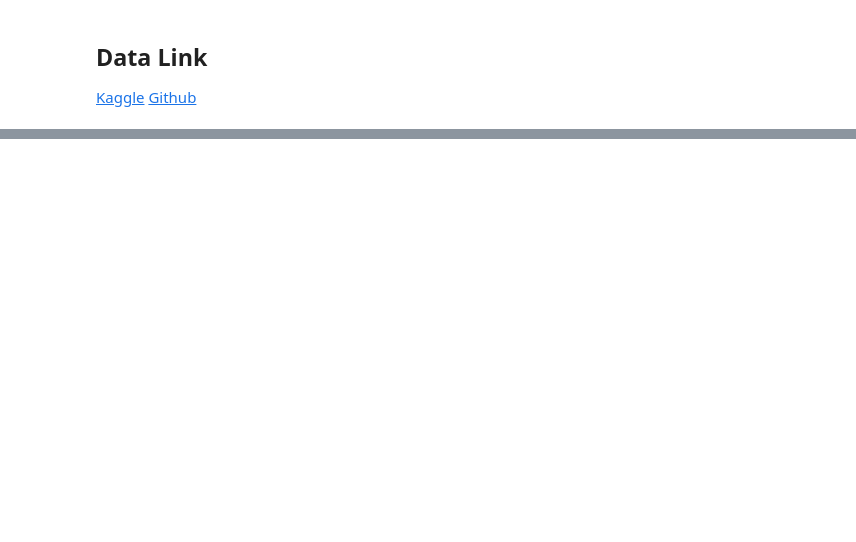
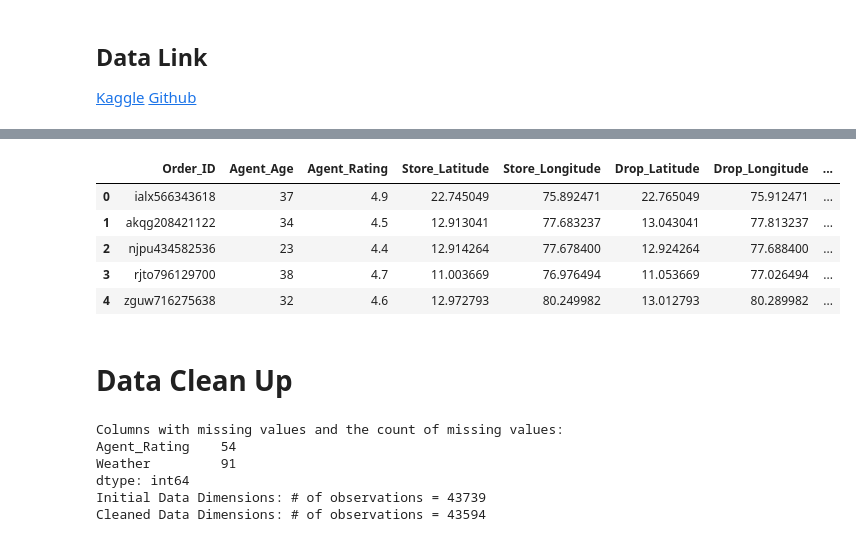
Before and after one commit to AlexPazCodesUCSD/CSE151AGroupProject, a Jupyter notebook: CSE151A_Group_Project_Amazon_Agent_Rating.ipynb, the cells around one changed output, grey strips where cells are left out. Drawn from its saved outputs; the diff is of its cells as text; code cells hidden in the pictures; blank space fills up the shorter version.

Commit message:
Khai's data exploration for wk2 instructions

```diff
--- a/CSE151A_Group_Project_Amazon_Agent_Rating.ipynb
+++ b/CSE151A_Group_Project_Amazon_Agent_Rating.ipynb
@@ -56,4 +36,45 @@ amazon_delivery.csv 100%[===================>]   5.69M  --.-KB/s    in 0.09s
 # %%
 # Loading Data
 
 data = pd.read_csv('amazon_delivery.csv')
+
+data.head()
+# %% [output]
+|  | Order_ID | Agent_Age | Agent_Rating | Store_Latitude | Store_Longitude | Drop_Latitude | Drop_Longitude | ... |
+| 0 | ialx566343618 | 37 | 4.9 | 22.745049 | 75.892471 | 22.765049 | 75.912471 | ... |
+| 1 | akqg208421122 | 34 | 4.5 | 12.913041 | 77.683237 | 13.043041 | 77.813237 | ... |
+| 2 | njpu434582536 | 23 | 4.4 | 12.914264 | 77.678400 | 12.924264 | 77.688400 | ... |
+| 3 | rjto796129700 | 38 | 4.7 | 11.003669 | 76.976494 | 11.053669 | 77.026494 | ... |
+| 4 | zguw716275638 | 32 | 4.6 | 12.972793 | 80.249982 | 13.012793 | 80.289982 | ... |
+# %% [markdown]
+# Data Clean Up
+# %%
+# The initial dimensions of the dataset
+initial_dimensions = data.shape
+
+# Identify columns with missing values and count the number of missing values in each
+missing_values = data.isnull().sum()
+columns_with_missing_values = missing_values[missing_values > 0]
+
+# Print out the columns with missing values and the count of missing values in each
+print("Columns with missing values and the count of missing values:")
+print(columns_with_missing_values)
+
+# Cleaning the data by dropping rows with missing values
+cleaned_data = data.dropna()
+
+# The dimensions of the cleaned dataset
+cleaned_dimensions = cleaned_data.shape
+
+# Print out the dimensions
+print(f"Initial Data Dimensions: # of observations = {initial_dimensions[0]}")
+print(f"Cleaned Data Dimensions: # of observations = {cleaned_dimensions[0]}")
+
+data = cleaned_data
+# %% [output]
+Columns with missing values and the count of missing values:
+Agent_Rating    54
+Weather         91
+dtype: int64
+Initial Data Dimensions: # of observations = 43739
+Cleaned Data Dimensions: # of observations = 43594
```
Also changed, not shown: parts of 7 cells of this notebook.
